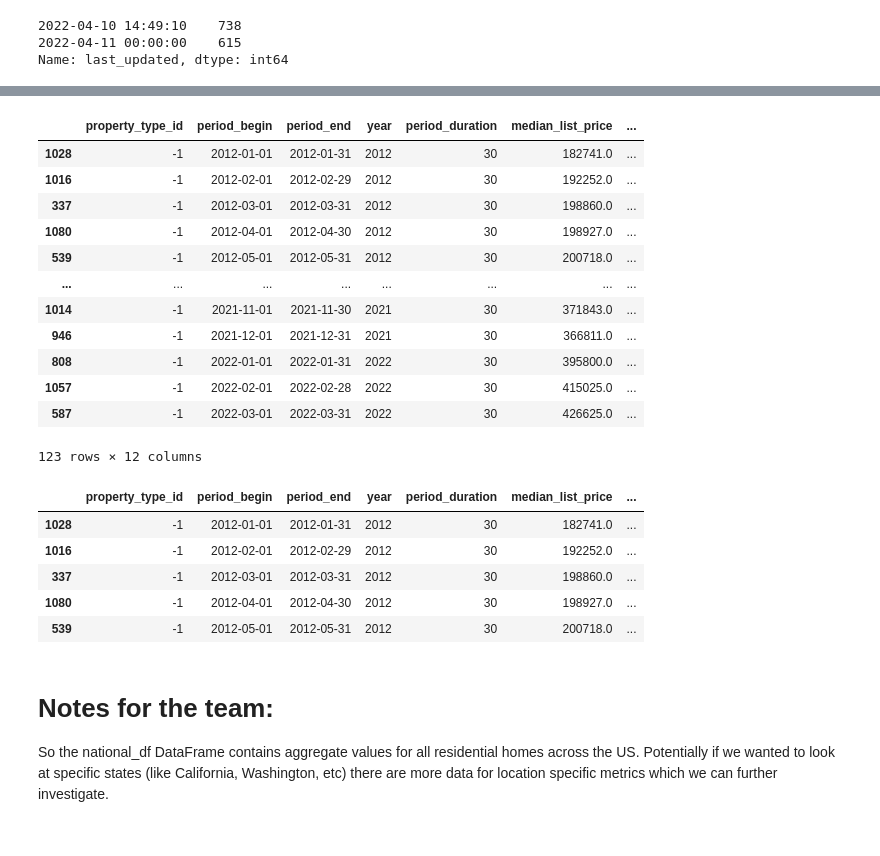
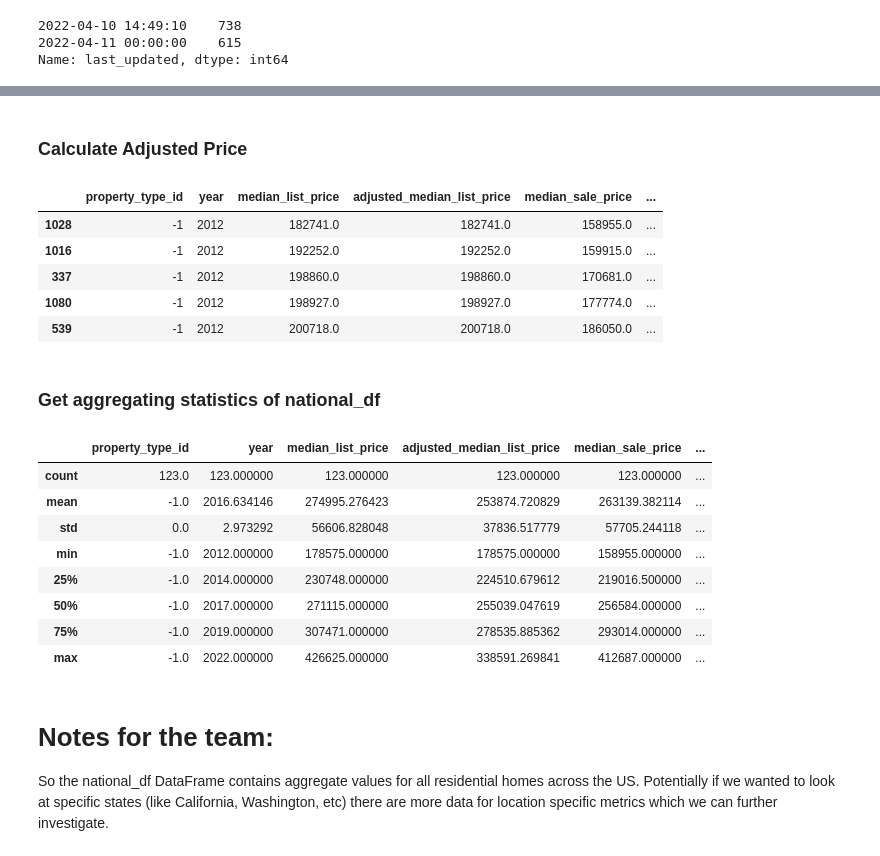
Before and after one commit to COGS118A/Group029-Sp22, a Jupyter notebook: COGS_118A_Project.ipynb, the cells around one changed output, grey strips where cells are left out. Drawn from its saved outputs; the diff is of its cells as text; code cells hidden in the pictures.

```diff
--- a/COGS_118A_Project.ipynb
+++ b/COGS_118A_Project.ipynb
@@ -169,31 +162,32 @@ national_df['inflation_by_year'] = inflation_column
+# %% [markdown]
+### Calculate Adjusted Price
+# %%
+national_df = national_df.assign(adjusted_median_list_price = national_df['median_list_price'] / national_df['base_inflation'])
+national_df = national_df.assign(adjusted_median_sale_price = national_df['median_sale_price'] / national_df['base_inflation'])
+national_df = national_df.assign(adjusted_median_list_ppsf = national_df['median_list_ppsf'] / national_df['base_inflation'])
+#national_df = national_df[['property_type_id', 'year', 'median_list_price', 'adjusted_median_list_price', 'median_sale_price', 'adjusted_median_sale_price', 'median_list_ppsf', 'adjusted_median_list_ppsf', 'base_inflation', 'inflation_by_year']]
+national_df.head()
+# %% [output]
+|  | property_type_id | year | median_list_price | adjusted_median_list_price | median_sale_price | ... |
+| 1028 | -1 | 2012 | 182741.0 | 182741.0 | 158955.0 | ... |
+| 1016 | -1 | 2012 | 192252.0 | 192252.0 | 159915.0 | ... |
+| 337 | -1 | 2012 | 198860.0 | 198860.0 | 170681.0 | ... |
+| 1080 | -1 | 2012 | 198927.0 | 198927.0 | 177774.0 | ... |
+| 539 | -1 | 2012 | 200718.0 | 200718.0 | 186050.0 | ... |
+# %% [markdown]
+### Get aggregating statistics of national_df
 # %%
-national_df
+national_df.describe()
 # %% [output]
-|  | property_type_id | period_begin | period_end | year | period_duration | median_list_price | ... |
-| 1028 | -1 | 2012-01-01 | 2012-01-31 | 2012 | 30 | 182741.0 | ... |
-| 1016 | -1 | 2012-02-01 | 2012-02-29 | 2012 | 30 | 192252.0 | ... |
-| 337 | -1 | 2012-03-01 | 2012-03-31 | 2012 | 30 | 198860.0 | ... |
-| 1080 | -1 | 2012-04-01 | 2012-04-30 | 2012 | 30 | 198927.0 | ... |
-| 539 | -1 | 2012-05-01 | 2012-05-31 | 2012 | 30 | 200718.0 | ... |
-| ... | ... | ... | ... | ... | ... | ... | ... |
-| 1014 | -1 | 2021-11-01 | 2021-11-30 | 2021 | 30 | 371843.0 | ... |
-| 946 | -1 | 2021-12-01 | 2021-12-31 | 2021 | 30 | 366811.0 | ... |
-| 808 | -1 | 2022-01-01 | 2022-01-31 | 2022 | 30 | 395800.0 | ... |
-| 1057 | -1 | 2022-02-01 | 2022-02-28 | 2022 | 30 | 415025.0 | ... |
-| 587 | -1 | 2022-03-01 | 2022-03-31 | 2022 | 30 | 426625.0 | ... |
+|  | property_type_id | year | median_list_price | adjusted_median_list_price | median_sale_price | ... |
+| count | 123.0 | 123.000000 | 123.000000 | 123.000000 | 123.000000 | ... |
+| mean | -1.0 | 2016.634146 | 274995.276423 | 253874.720829 | 263139.382114 | ... |
+| std | 0.0 | 2.973292 | 56606.828048 | 37836.517779 | 57705.244118 | ... |
+| min | -1.0 | 2012.000000 | 178575.000000 | 178575.000000 | 158955.000000 | ... |
+| 25% | -1.0 | 2014.000000 | 230748.000000 | 224510.679612 | 219016.500000 | ... |
+| 50% | -1.0 | 2017.000000 | 271115.000000 | 255039.047619 | 256584.000000 | ... |
+| 75% | -1.0 | 2019.000000 | 307471.000000 | 278535.885362 | 293014.000000 | ... |
+| max | -1.0 | 2022.000000 | 426625.000000 | 338591.269841 | 412687.000000 | ... |
-123 rows × 12 columns
-# %%
-national_df = national_df.assign(adjusted_median_list_price = national_df['median_list_price'] / national_df['base_inflation'])
-national_df = national_df.assign(adjusted_median_sale_price = national_df['median_sale_price'] / national_df['base_inflation'])
-national_df = national_df.assign(adjusted_median_list_ppsf = national_df['median_list_ppsf'] / national_df['base_inflation'])
-national_df.head()
-# %% [output]
-|  | property_type_id | period_begin | period_end | year | period_duration | median_list_price | ... |
-| 1028 | -1 | 2012-01-01 | 2012-01-31 | 2012 | 30 | 182741.0 | ... |
-| 1016 | -1 | 2012-02-01 | 2012-02-29 | 2012 | 30 | 192252.0 | ... |
-| 337 | -1 | 2012-03-01 | 2012-03-31 | 2012 | 30 | 198860.0 | ... |
-| 1080 | -1 | 2012-04-01 | 2012-04-30 | 2012 | 30 | 198927.0 | ... |
-| 539 | -1 | 2012-05-01 | 2012-05-31 | 2012 | 30 | 200718.0 | ... |
 # %% [markdown]
 # **Notes for the team:**
 So the national_df DataFrame contains aggregate values for all residential homes across the US. Potentially if we wanted to look at specific states (like California, Washington, etc) there are more data for location specific metrics which we can further investigate.
```
Also changed, not shown: parts of 8 cells of this notebook.
